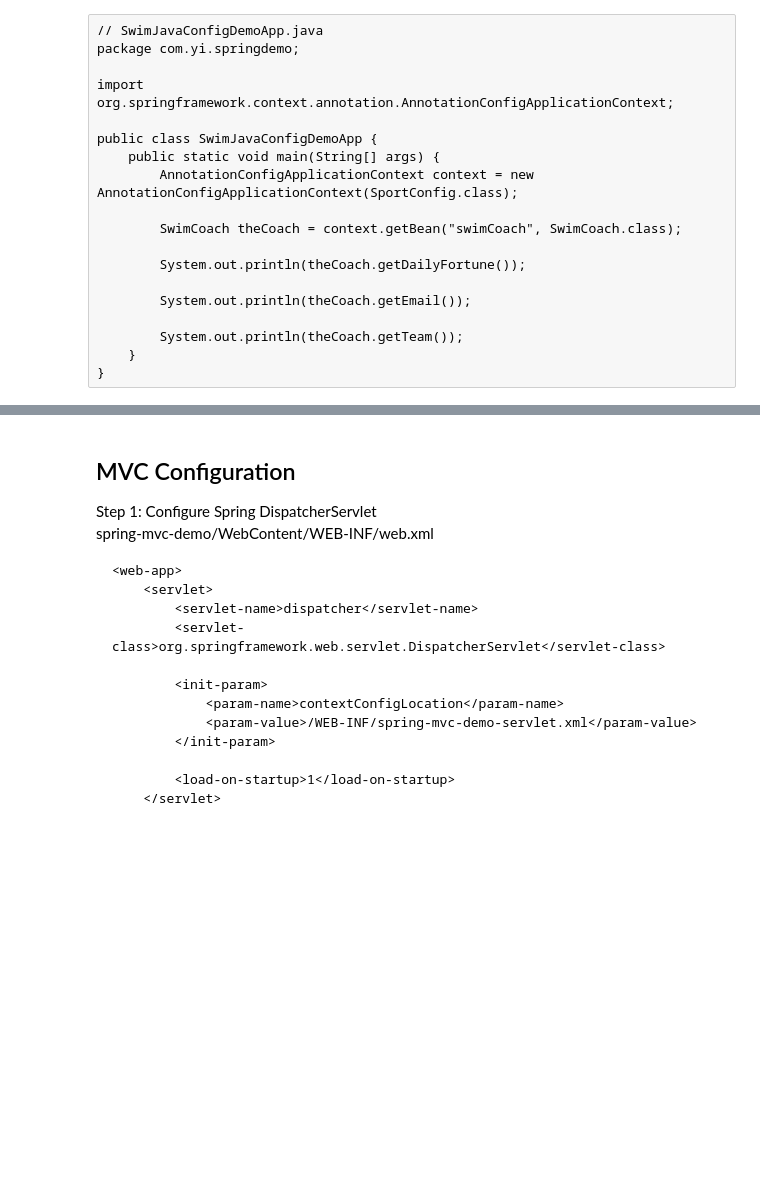
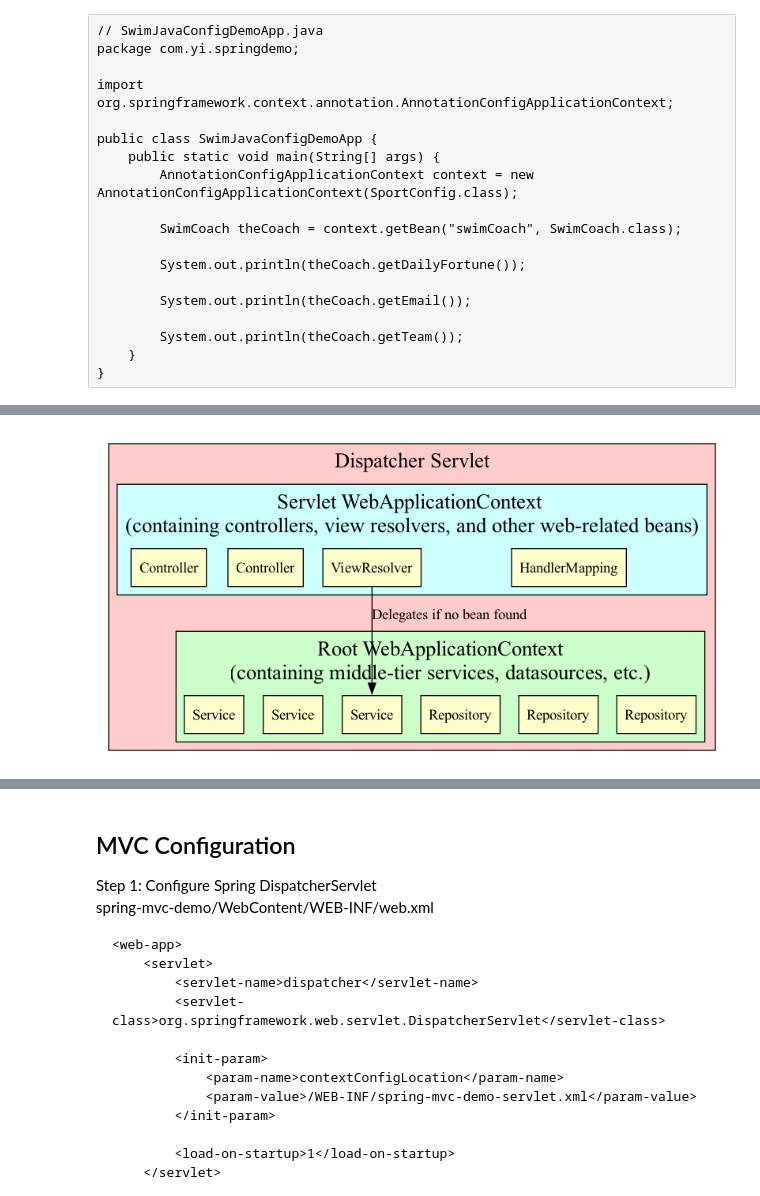
Before and after one commit to yilengyao/tutorials, a Jupyter notebook: spring/Spring.ipynb, the cells around one changed output, grey strips where cells are left out. Drawn from its saved outputs; the diff is of its cells as text; code cells hidden in the pictures; blank space fills up the shorter version.

```diff
--- a/spring/Spring.ipynb
+++ b/spring/Spring.ipynb
@@ -1891,3 +2085,40 @@ Most common is JSP + JSTL
 
 Developer creates a page
 - Displays data
+# %%
+from graphviz import Digraph
+from IPython.display import Image
+
+# Create a new directed graph with left-to-right direction
+dot = Digraph("Disbatcher Servlet",  graph_attr={'label': '', 'labelloc': 't', 'fontsize': '20'})
+
+
+
+# Create a cluster for Filter Chain
+with dot.subgraph(name="cluster_dispatcherervlet") as c:
+    c.attr(label="Dispatcher Servlet", style="filled", fillcolor="#ffcccc")
+
+    with c.subgraph(name="cluster_servlet_webapplicationcontext") as d:
+        d.attr(label="Servlet WebApplicationContext \n(containing controllers, view resolvers, and other web-related beans)", style="filled", fillcolor="#ccffff")
+        d.node("Controller1", "Controller", shape="rect", style="filled", fillcolor="#ffffcc")
+        d.node("Controller2", "Controller", shape="rect", style="filled", fillcolor="#ffffcc")
+        d.node("ViewResolver", "ViewResolver", shape="rect", style="filled", fillcolor="#ffffcc")
+        d.node("HandlerMapping", "HandlerMapping", shape="rect", style="filled", fillcolor="#ffffcc")
+
+    with c.subgraph(name="cluster_root_webapplicationcontext") as e:
+        e.attr(label="Root WebApplicationContext\n(containing middle-tier services, datasources, etc.)", style="filled", fillcolor="#ccffcc")
+        e.node("Service1", "Service", shape="rect", style="filled", fillcolor="#ffffcc")
+        e.node("Service2", "Service", shape="rect", style="filled", fillcolor="#ffffcc")
+        e.node("Service3", "Service", shape="rect", style="filled", fillcolor="#ffffcc")
+        e.node("Repository1", "Repository", shape="rect", style="filled", fillcolor="#ffffcc")
+        e.node("Repository2", "Repository", shape="rect", style="filled", fillcolor="#ffffcc")
+        e.node("Repository3", "Repository", shape="rect", style="filled", fillcolor="#ffffcc")
+
+
+dot.edge("ViewResolver", "Service3", "Delegates if no bean found")
+
+dot.render("./dispatcher_servlet", format="png", view=False)
+
+Image("./dispatcher_servlet.png")
+# %% [output]
+[figure, added]
```
Also changed, not shown: parts of 17 cells of this notebook, 46 other files.
